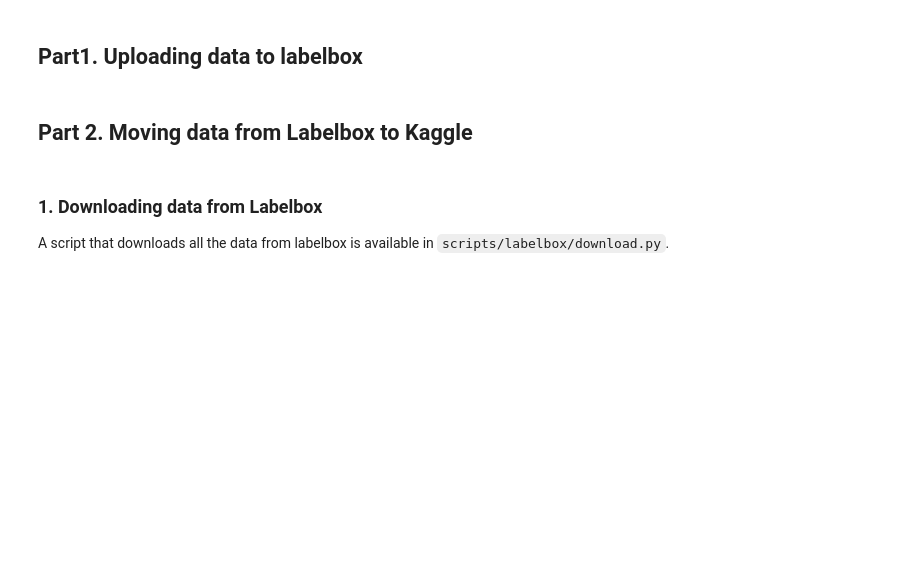
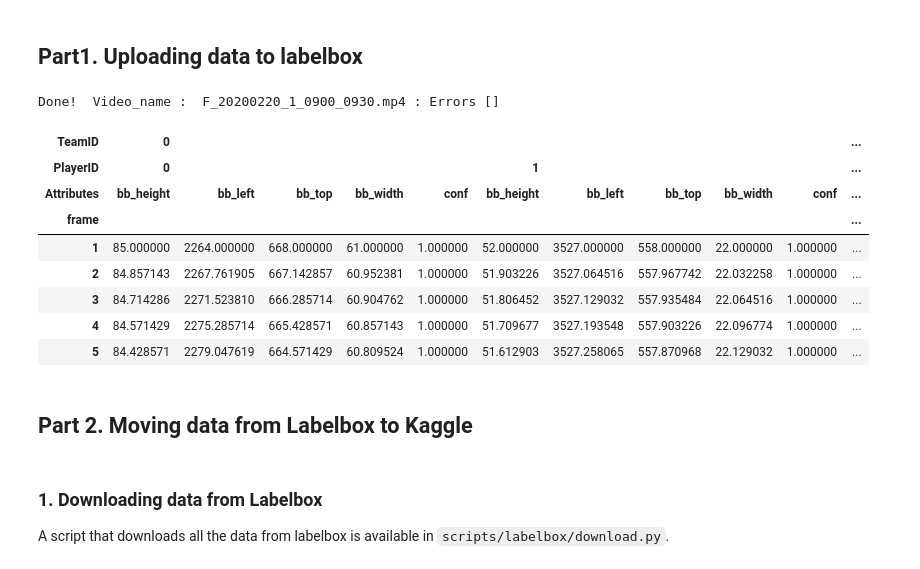
Before and after one commit to AtomScott/SportsLabKit, a Jupyter notebook: notebooks/05_dev/labelbox_intergration.ipynb, the cells around one changed output. Cells and saved outputs as stored; diff of their text form; code cells hidden in the pictures; blank space fills up the shorter version.

Commit message:
Add script to import annotations to single video

```diff
--- a/notebooks/05_dev/labelbox_intergration.ipynb
+++ b/notebooks/05_dev/labelbox_intergration.ipynb
@@ -19,0 +29,55 @@ LABELBOX_API_KEY = os.getenv("LABELBOX_API_KEY")
+# %%
+# Show an example of how to use upload here
+#TODO
+from pathlib import Path
+import uuid
+from labelbox.schema.ontology import OntologyBuilder, Tool
+from labelbox import Client, Dataset
+import requests
+import soccertrack
+
+#set up project information
+client = Client(api_key=LABELBOX_API_KEY)
+project = client.get_project(LABELBOX_PROJECT_ID)
+dataset = client.get_dataset(LABELBOX_DATASET_ID)
+
+ontology = OntologyBuilder.from_project(project)
+schema_lookup = {tool.name: tool.feature_schema_id for tool in ontology.tools}
+
+#create a sample upload
+data_row = list(dataset.data_rows())[::-1][30]
+file_name = f"{data_row.external_id.split('.')[0]}.csv"
+bbdf_file_path = Path(INPUT_BBDF_DIR) / file_name
+
+bbdf_sample = soccertrack.load_df(bbdf_file_path)
+labelbox_data = bbdf_sample.to_labelbox_data(data_row, schema_lookup, KEYFRAME_WINDOW=1)
+
+upload_task = project.upload_annotations(
+    name=f"upload-job-{data_row.external_id}",
+    annotations=labelbox_data,
+    validate=False
+)
+
+upload_task.wait_until_done() # Wait for upload to finish
+print(
+    "Done!",
+    " Video_name : ",
+    data_row.external_id,
+    ": Errors",
+    upload_task.errors,
+) # Review the upload status
+# %% [output]
+Done!  Video_name :  F_20200220_1_0900_0930.mp4 : Errors []
+# %%
+from soccertrack.logger import show_df
+show_df(bbdf_sample.head())
+# %% [output]
+| TeamID | 0 |  |  |  |  |  |  |  |  |  | ... |
+| PlayerID | 0 |  |  |  |  | 1 |  |  |  |  | ... |
+| Attributes | bb_height | bb_left | bb_top | bb_width | conf | bb_height | bb_left | bb_top | bb_width | conf | ... |
+| frame |  |  |  |  |  |  |  |  |  |  | ... |
+| 1 | 85.000000 | 2264.000000 | 668.000000 | 61.000000 | 1.000000 | 52.000000 | 3527.000000 | 558.000000 | 22.000000 | 1.000000 | ... |
+| 2 | 84.857143 | 2267.761905 | 667.142857 | 60.952381 | 1.000000 | 51.903226 | 3527.064516 | 557.967742 | 22.032258 | 1.000000 | ... |
+| 3 | 84.714286 | 2271.523810 | 666.285714 | 60.904762 | 1.000000 | 51.806452 | 3527.129032 | 557.935484 | 22.064516 | 1.000000 | ... |
+| 4 | 84.571429 | 2275.285714 | 665.428571 | 60.857143 | 1.000000 | 51.709677 | 3527.193548 | 557.903226 | 22.096774 | 1.000000 | ... |
+| 5 | 84.428571 | 2279.047619 | 664.571429 | 60.809524 | 1.000000 | 51.612903 | 3527.258065 | 557.870968 | 22.129032 | 1.000000 | ... |
```
Also changed, not shown: parts of 6 cells of this notebook, 2 other files.
